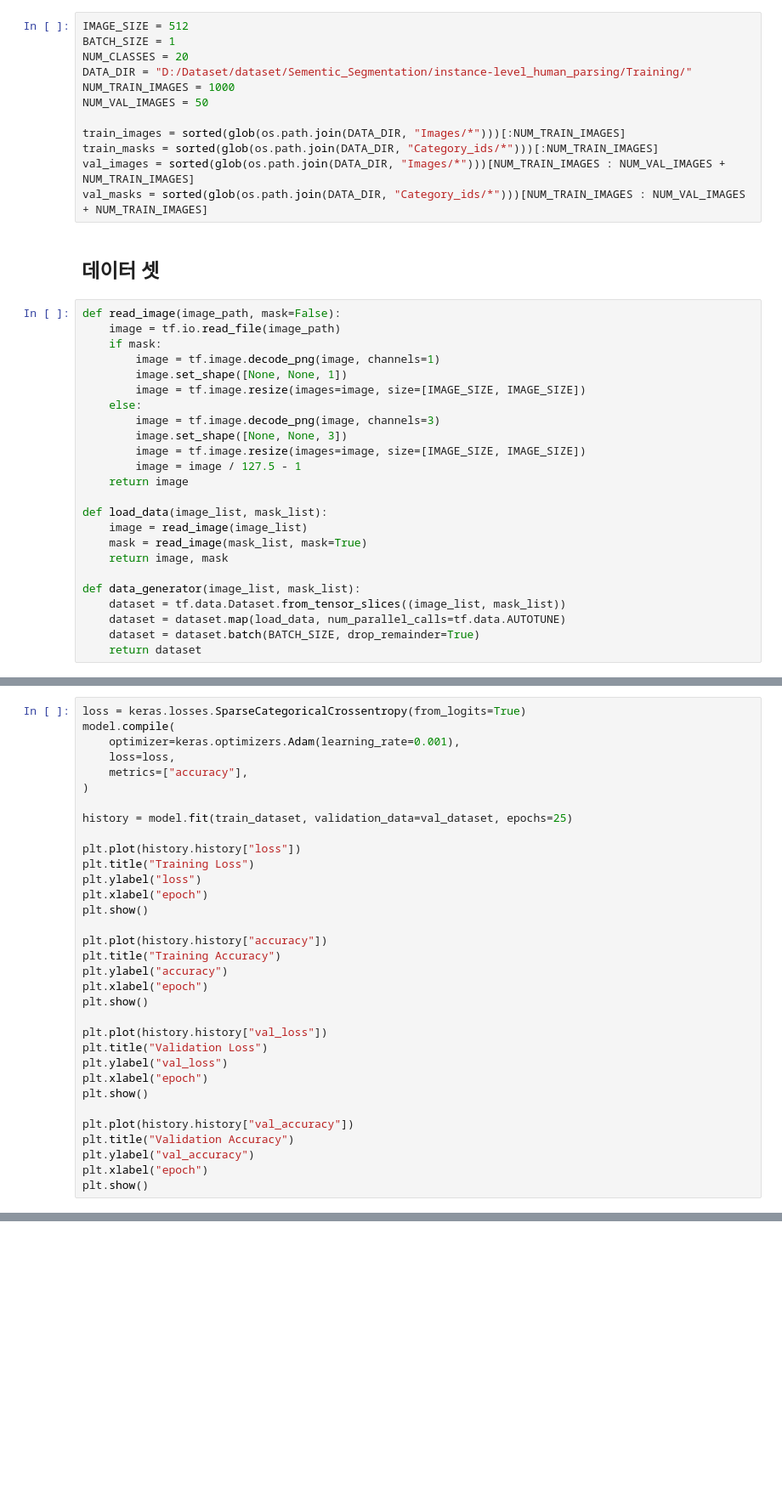
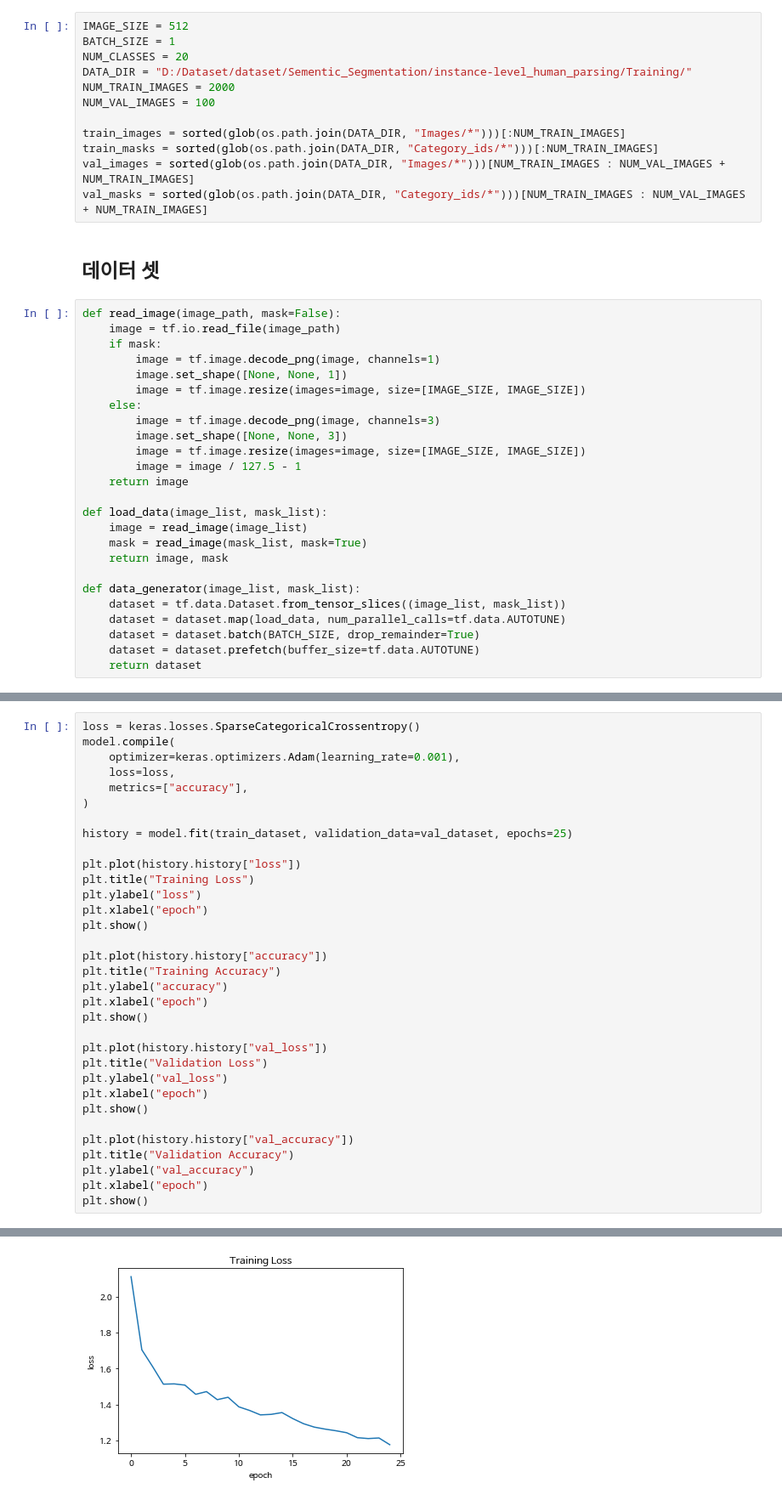
Before and after one commit to komingsu/keras_practice, a Jupyter notebook: Computer_Vision/Multiclass semantic segmentation using DeepLabV3+.ipynb, the cells around one changed output, grey strips where cells are left out. Shown at 85% size. Drawn from its saved outputs; the diff is of its cells as text; blank space fills up the shorter version.

```diff
--- a/Computer_Vision/Multiclass semantic segmentation using DeepLabV3+.ipynb
+++ b/Computer_Vision/Multiclass semantic segmentation using DeepLabV3+.ipynb
@@ -27,8 +31,8 @@ IMAGE_SIZE = 512
 BATCH_SIZE = 1
 NUM_CLASSES = 20
 DATA_DIR = "D:/Dataset/dataset/Sementic_Segmentation/instance-level_human_parsing/Training/"
-NUM_TRAIN_IMAGES = 1000
-NUM_VAL_IMAGES = 50
+NUM_TRAIN_IMAGES = 2000
+NUM_VAL_IMAGES = 100
 
 train_images = sorted(glob(os.path.join(DATA_DIR, "Images/*")))[:NUM_TRAIN_IMAGES]
 train_masks = sorted(glob(os.path.join(DATA_DIR, "Category_ids/*")))[:NUM_TRAIN_IMAGES]
@@ -59,6 +63,7 @@ def data_generator(image_list, mask_list):
     dataset = tf.data.Dataset.from_tensor_slices((image_list, mask_list))
     dataset = dataset.map(load_data, num_parallel_calls=tf.data.AUTOTUNE)
     dataset = dataset.batch(BATCH_SIZE, drop_remainder=True)
+    dataset = dataset.prefetch(buffer_size=tf.data.AUTOTUNE)
     return dataset
 # %%
 train_dataset = data_generator(train_images, train_masks)
@@ -171,7 +182,7 @@ Trainable params: 17,800,308
 Non-trainable params: 34,784
 __________________________________________________________________________________________________
 # %%
-loss = keras.losses.SparseCategoricalCrossentropy(from_logits=True)
+loss = keras.losses.SparseCategoricalCrossentropy()
 model.compile(
     optimizer=keras.optimizers.Adam(learning_rate=0.001),
     loss=loss,
@@ -211,0 +235 @@ Epoch 3/25
+[figure, added]
```
Also changed, not shown: parts of 12 cells of this notebook, 5 other files.
